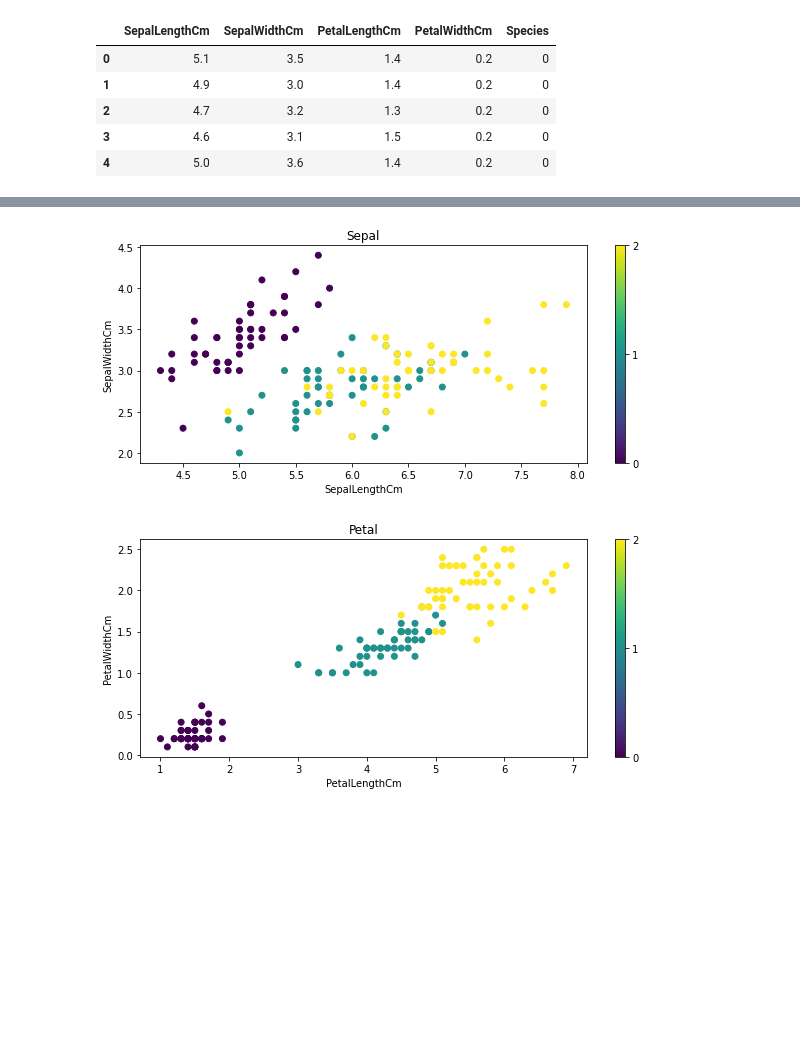
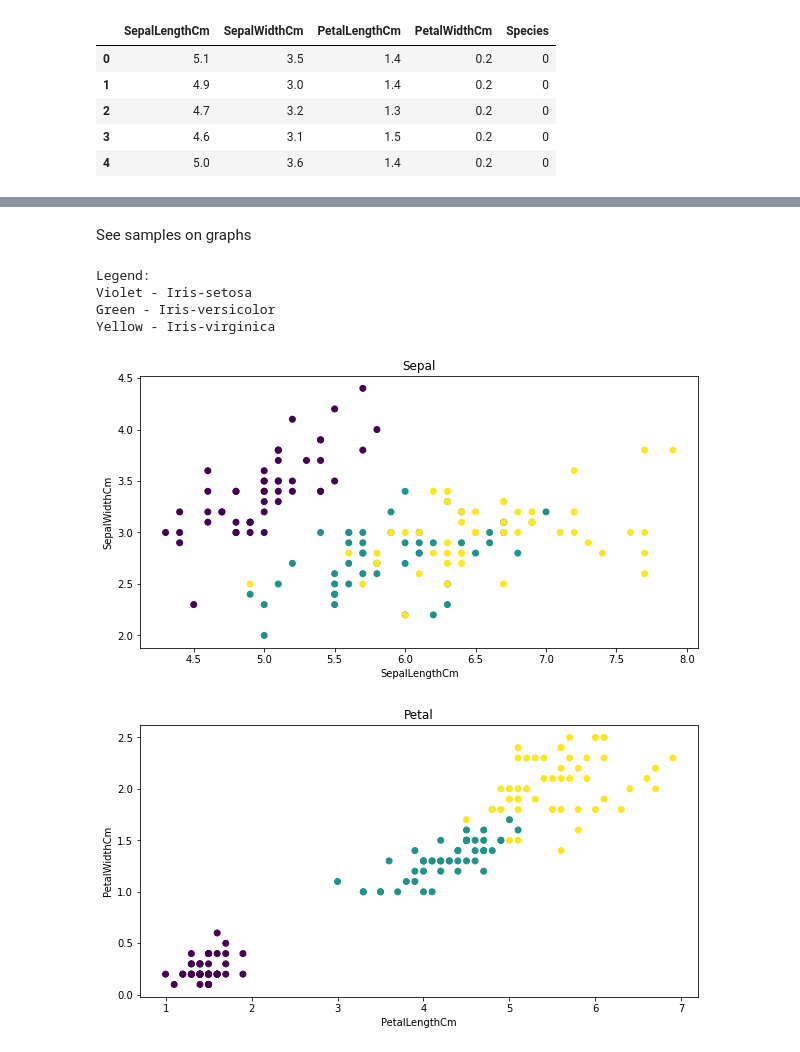
Before and after one commit to JTomkiewicz/EARIN, a Jupyter notebook: lab5/lab5.ipynb, the cells around one changed output, grey strips where cells are left out. Drawn from its saved outputs; the diff is of its cells as text; code cells hidden in the pictures; blank space fills up the shorter version.

Commit message:
add markdowns & format graphs

```diff
--- a/lab5/lab5.ipynb
+++ b/lab5/lab5.ipynb
@@ -39 +68,31 @@ data.head()
+# %% [markdown]
+See samples on graphs
+# %%
+import matplotlib.pyplot as plt
+
+print('Legend:')
+print('Violet - Iris-setosa')
+print('Green - Iris-versicolor')
+print('Yellow - Iris-virginica')
+
+plt.figure(figsize=(10, 5))
+plt.scatter(data.iloc[:, 0], data.iloc[:, 1], c = data['Species'])
+plt.title('Sepal')
+plt.xlabel(data.columns[0])
+plt.ylabel(data.columns[1])
+plt.show()
+
+plt.figure(figsize=(10, 5))
+plt.scatter(data.iloc[:, 2], data.iloc[:, 3], c = data['Species'])
+plt.title('Petal')
+plt.xlabel(data.columns[2])
+plt.ylabel(data.columns[3])
+plt.show()
+# %% [output]
+Legend:
+Violet - Iris-setosa
+Green - Iris-versicolor
+Yellow - Iris-virginica
+[figure, added]
+[figure, added]
 # %%
@@ -43,28 +100,6 @@ data_array = data.values
 
 x_data = data_array[:, :4]
 y_data = data_array[:, 4]
-# %%
-import matplotlib.pyplot as plt
-
-n_samples, n_features = data.shape
-
-def show_diagram(x, y, title):
-    plt.figure(figsize=(10,4))
-    plt.scatter(data.iloc[:,x],
-
-    data.iloc[:, y], c = data['Species'])
-
-    plt.xlabel(data.columns[x])
-    plt.ylabel(data.columns[y])
-    plt.title(title)
-    plt.colorbar(ticks=([0, 1, 2]))
-    plt.show()
-
-show_diagram(0,1,'Sepal')
-show_diagram(2,3,'Petal')
-# %% [output]
-[figure, removed]
-[figure, removed]
 # %%
 from sklearn.model_selection import train_test_split
 from tensorflow.keras.utils import to_categorical
```
Also changed, not shown: parts of 9 cells of this notebook.
